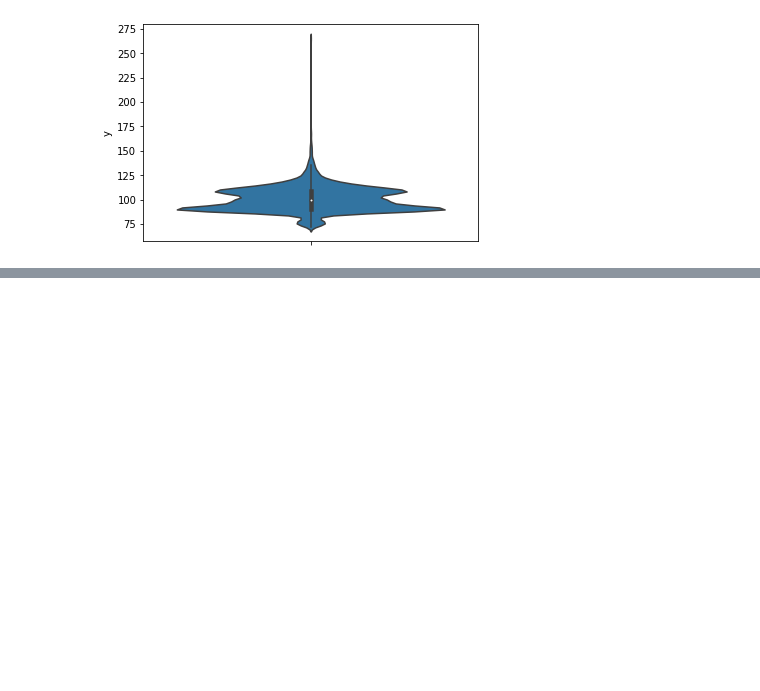
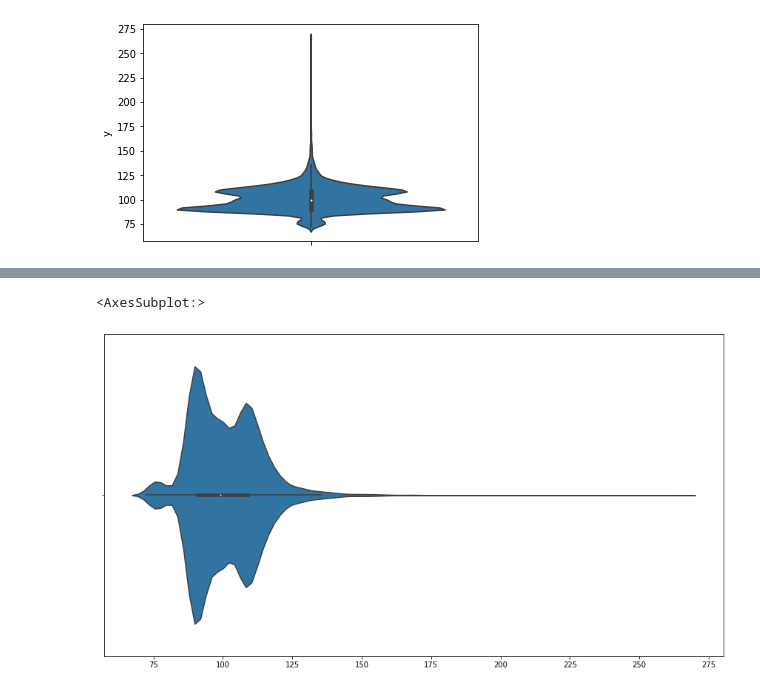
Before and after one commit to nzangi/Machine-Learning-Projects, a Jupyter notebook: Maximum Capacity/Maximum Capaticy.ipynb, the cells around one changed output, grey strips where cells are left out. Drawn from its saved outputs; the diff is of its cells as text; code cells hidden in the pictures; blank space fills up the shorter version.

```diff
--- a/Maximum Capacity/Maximum Capaticy.ipynb
+++ b/Maximum Capacity/Maximum Capaticy.ipynb
@@ -235,0 +333,7 @@ plt.show()
+# %%
+#there are outliers wjhich are above 150
+plt.figure(figsize=(15,8))
+sns.violinplot(train_data['y'].values)
+# %% [output]
+<AxesSubplot:>
+[figure, added]
```
Also changed, not shown: parts of 29 cells of this notebook.
